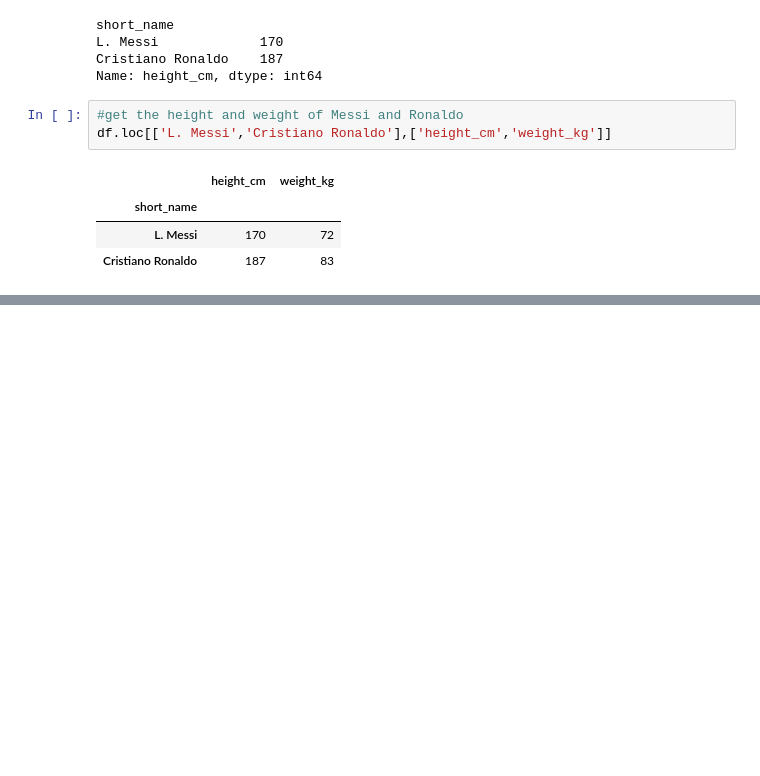
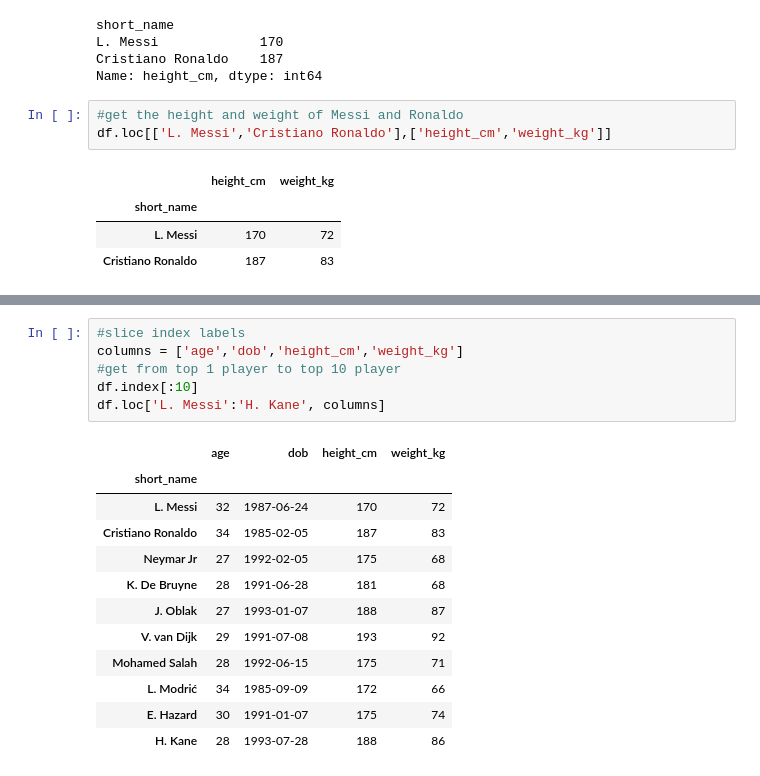
Before and after one commit to Hacker-2027/Data06, a Jupyter notebook: Data06.ipynb, the cells around one changed output, grey strips where cells are left out. Cells and saved outputs as stored; diff of their text form; blank space fills up the shorter version.

```diff
--- a/Data06.ipynb
+++ b/Data06.ipynb
@@ -71,0 +81,19 @@ df.loc[['L. Messi','Cristiano Ronaldo'],['height_cm','weight_kg']]
+# %%
+#slice index labels
+columns = ['age','dob','height_cm','weight_kg']
+#get from top 1 player to top 10 player
+df.index[:10]
+df.loc['L. Messi':'H. Kane', columns]
+# %% [output]
+|  | age | dob | height_cm | weight_kg |
+| short_name |  |  |  |  |
+| L. Messi | 32 | 1987-06-24 | 170 | 72 |
+| Cristiano Ronaldo | 34 | 1985-02-05 | 187 | 83 |
+| Neymar Jr | 27 | 1992-02-05 | 175 | 68 |
+| K. De Bruyne | 28 | 1991-06-28 | 181 | 68 |
+| J. Oblak | 27 | 1993-01-07 | 188 | 87 |
+| V. van Dijk | 29 | 1991-07-08 | 193 | 92 |
+| Mohamed Salah | 28 | 1992-06-15 | 175 | 71 |
+| L. Modrić | 34 | 1985-09-09 | 172 | 66 |
+| E. Hazard | 30 | 1991-01-07 | 175 | 74 |
+| H. Kane | 28 | 1993-07-28 | 188 | 86 |
```
Also changed, not shown: parts of 13 cells of this notebook.
